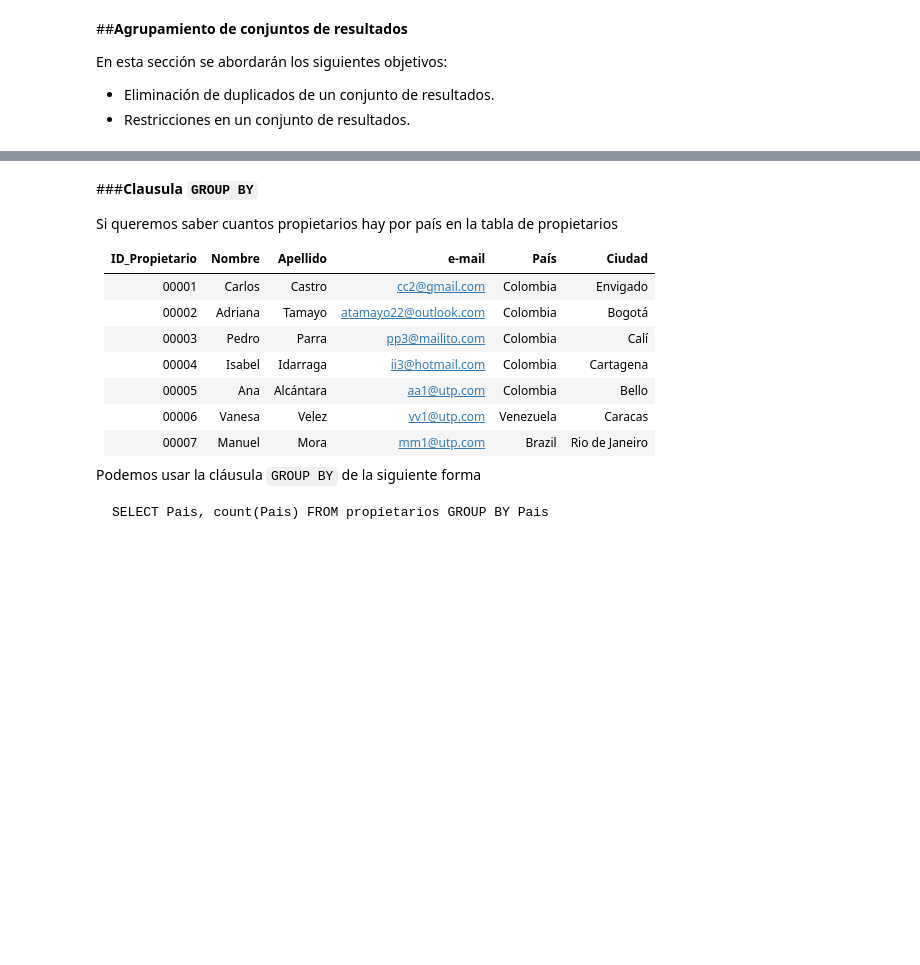
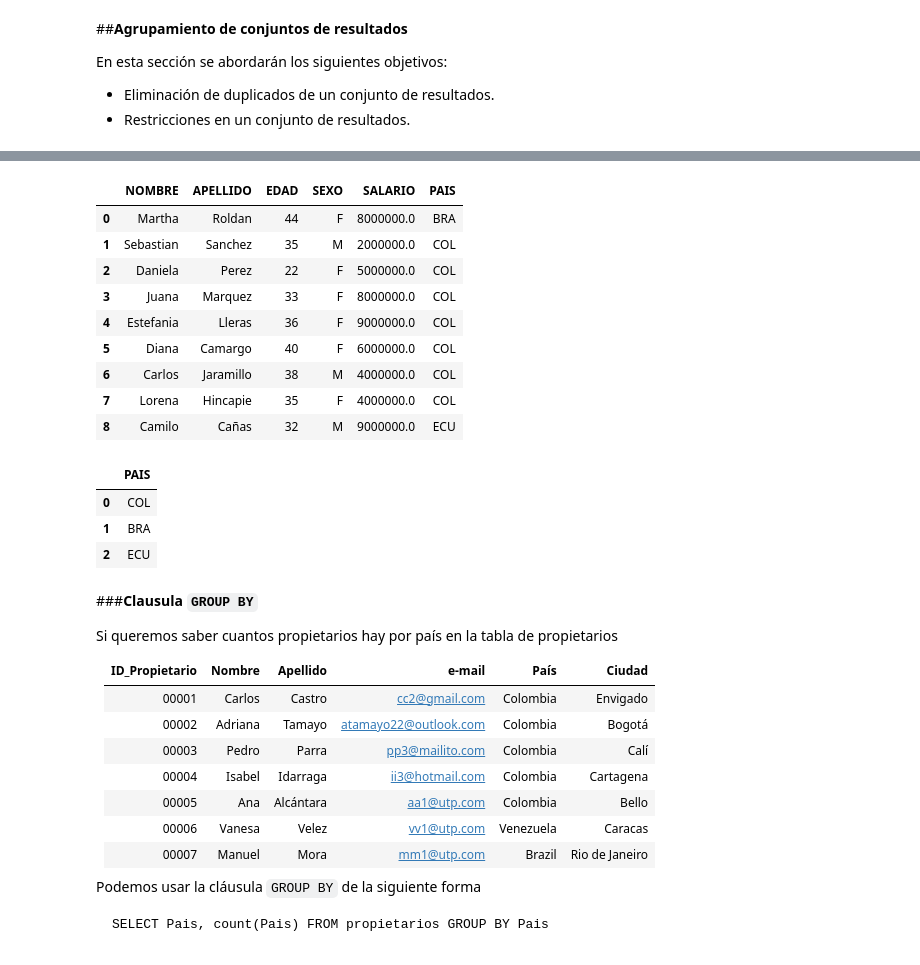
Before and after one commit to ssanchezgoe/python_db, a Jupyter notebook: SQL_RDB_101_ssanchez.ipynb, the cells around one changed output, grey strips where cells are left out. Cells and saved outputs as stored; diff of their text form; code cells hidden in the pictures; blank space fills up the shorter version.

```diff
--- a/SQL_RDB_101_ssanchez.ipynb
+++ b/SQL_RDB_101_ssanchez.ipynb
@@ -1255,3 +1433,65 @@ en donde obtendríamos como resultado tres paises: Colombia, Venezuela y Brazil.
+# %%
+import sqlite3
+
+#conexión
+
+conn = sqlite3.connect('ejemplo_empleados_pais.db')
+
+#cursor
+cursor = conn.cursor()
+
+#Selección datos
+cursor.execute("SELECT * FROM empleados ORDER BY 6")
+
+#Dataframe
+df = pd.DataFrame(cursor.fetchall(), columns=list(map(lambda x: x[0], cursor.description)))
+
+#Commit
+conn.commit()
+
+#Cerrar conexión
+conn.close()
+
+df
+# %% [output]
+|  | NOMBRE | APELLIDO | EDAD | SEXO | SALARIO | PAIS |
+| 0 | Martha | Roldan | 44 | F | 8000000.0 | BRA |
+| 1 | Sebastian | Sanchez | 35 | M | 2000000.0 | COL |
+| 2 | Daniela | Perez | 22 | F | 5000000.0 | COL |
+| 3 | Juana | Marquez | 33 | F | 8000000.0 | COL |
+| 4 | Estefania | Lleras | 36 | F | 9000000.0 | COL |
+| 5 | Diana | Camargo | 40 | F | 6000000.0 | COL |
+| 6 | Carlos | Jaramillo | 38 | M | 4000000.0 | COL |
+| 7 | Lorena | Hincapie | 35 | F | 4000000.0 | COL |
+| 8 | Camilo | Cañas | 32 | M | 9000000.0 | ECU |
+# %%
+import sqlite3
+
+#conexión
+
+conn = sqlite3.connect('ejemplo_empleados_pais.db')
+
+#cursor
+cursor = conn.cursor()
+
+#Selección datos
+cursor.execute("SELECT distinct(PAIS) FROM empleados")
+
+#Dataframe
+df = pd.DataFrame(cursor.fetchall(), columns=list(map(lambda x: x[0], cursor.description)))
+
+#Commit
+conn.commit()
+
+#Cerrar conexión
+conn.close()
+
+df
+# %% [output]
+|  | PAIS |
+| 0 | COL |
+| 1 | BRA |
+| 2 | ECU |
 # %% [markdown]
 ###**Clausula `GROUP BY`**
 
```
Also changed, not shown: parts of 14 cells of this notebook.
